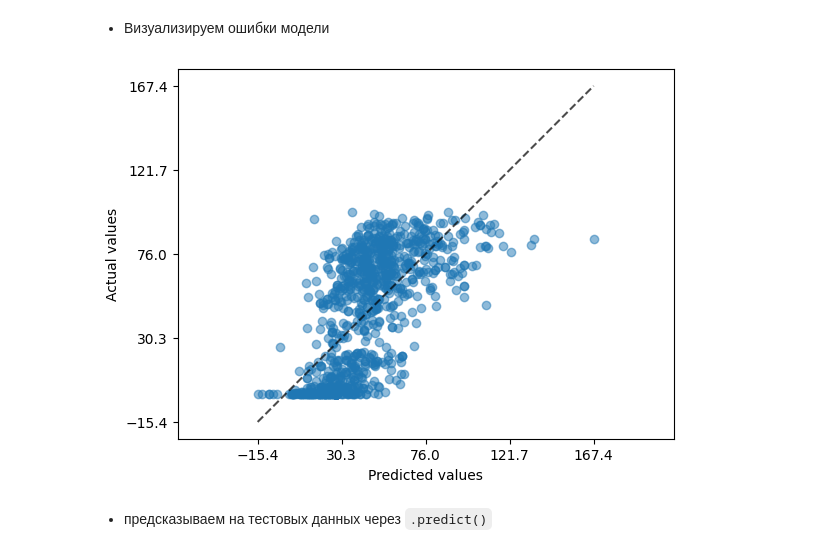
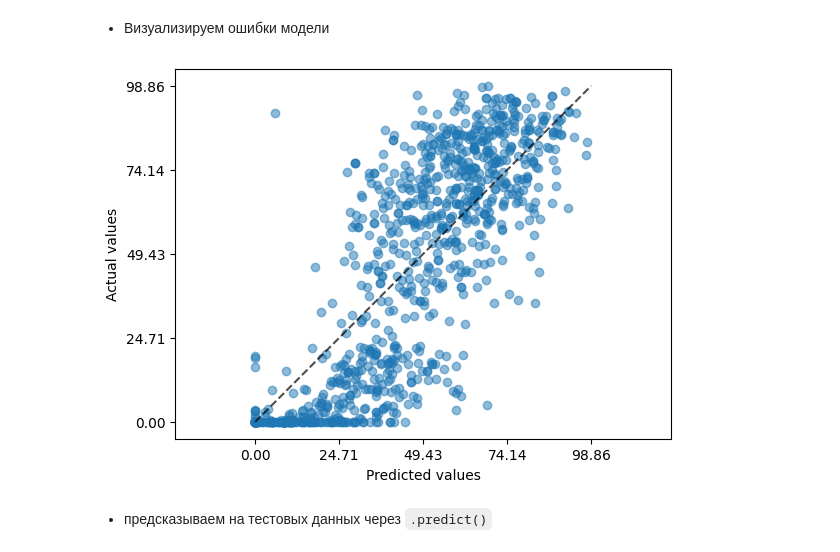
Before and after one commit to AntonGitOrlov/Data_Science, a Jupyter notebook: Регрессия_Самостоятельная_работа_ОрловАВ.ipynb, the cells around one changed output. Cells and saved outputs as stored; diff of their text form; code cells hidden in the pictures.

```diff
--- a/Регрессия_Самостоятельная_работа_ОрловАВ.ipynb
+++ b/Регрессия_Самостоятельная_работа_ОрловАВ.ipynb
@@ -663,20 +674,27 @@ num_pipe = Pipeline([
 # %% [markdown]
 Предобработка категориальных данных (вставление пропусков + One-Hot кодирование)
+# %%
+###
+cat_pipe_gender_disability = Pipeline([
+  ('SimpleImpute', SimpleImputer(strategy='constant', fill_value='missing')),
+  ('encoder', OneHotEncoder(handle_unknown='ignore', sparse_output=False)) # убрал drop='if_binary', когда поправил SimpleImputer
+])
+
+cat_gender_disability = ['gender', 'disability']
 # %%
 ###
-cat_pipe_gender_education_age_disability = Pipeline([
+cat_pipe_features = Pipeline([
   ('SimpleImpute', SimpleImputer(strategy='most_frequent')),
   ('encoder', OneHotEncoder(handle_unknown='ignore', sparse_output=False)) # убрал drop='if_binary', когда поправил SimpleImputer
 ])
 
-cat_gender_education_age_disability = ['gender', 'highest_education', 'age_band', 'disability']
+cat_features = ['code_module', 'code_presentation', 'highest_education', 'age_band']
 # %%
 ###
 cat_pipe_region_imd = Pipeline([
   ('SimpleImpute', SimpleImputer(strategy='most_frequent')),
-  ('encoder', OrdinalEncoder()) # вместо порядкового кодирования OrdinalEncoder() лучше использовать целевое кодирование TargetEncoder(target_type="continuous")
-                                # однако когда запускаем обучение fit() надо выделять целевую переменную
-  ### хех, не менял
+  ('encoder', TargetEncoder(target_type="continuous")), # вместо порядкового кодирования OrdinalEncoder() лучше использовать целевое кодирование TargetEncoder(target_type="continuous"); однако когда запускаем обучение fit() надо выделять целевую переменную
+  ('scaler', StandardScaler()) # обязательно, иначе ужас
 ])
 
 cat_region_imd = ['region', 'imd_band']
@@ -711,3 +713,12 @@ preprocessors = ColumnTransformer(transformers=[
+# %%
+###
+preprocessors = ColumnTransformer(transformers=[
+    ('num_standard', num_pipe_standard, num_standard),
+    ('num_non_standard', num_pipe_non_standard, num_non_standard),
+    ('cat_gender_disability', cat_pipe_gender_disability, cat_gender_disability),
+    ('cat_features', cat_pipe_features, cat_features),
+    ('cat_region_imd', cat_pipe_region_imd, cat_region_imd)
+])
 # %% [markdown]
 **Считываем данные, разбиваем на тренировочную и валидационную**
 # %%
@@ -922,14 +916,16 @@ mse на валидационной выборке: 663.7521
 # %% [markdown]
 * Визуализируем ошибки модели
 # %%
+predict = model.predict(X_val)
+
 PredictionErrorDisplay.from_predictions(
     y_val,
-    model.predict(X_val),
+    [x if x > 0 else 0 for x in model.predict(X_val)], ###
     kind="actual_vs_predicted",
     scatter_kwargs={"alpha": 0.5},
 );
 # %% [output]
-[figure, old version]
+[figure, new version]
 # %% [markdown]
 * предсказываем на тестовых данных через  `.predict()`
 # %%
```
Also changed, not shown: parts of 20 cells of this notebook.
